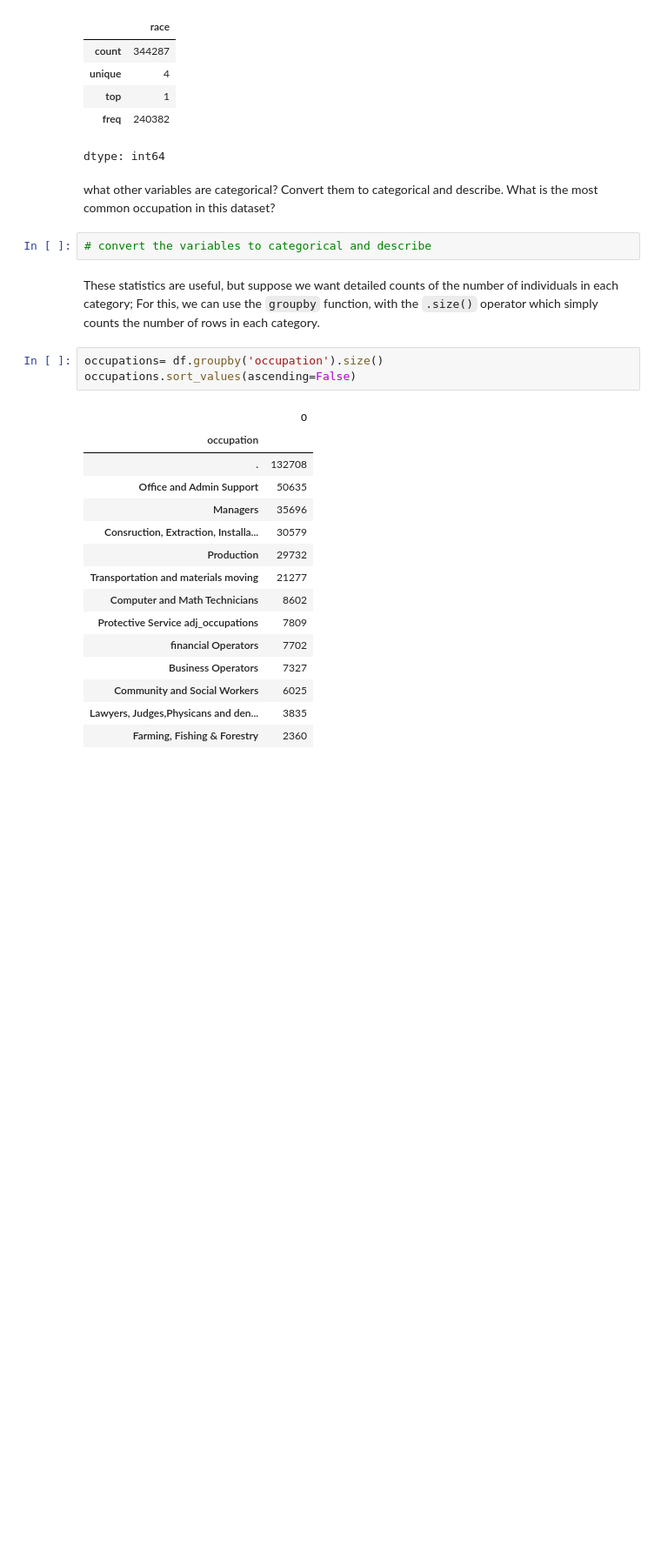
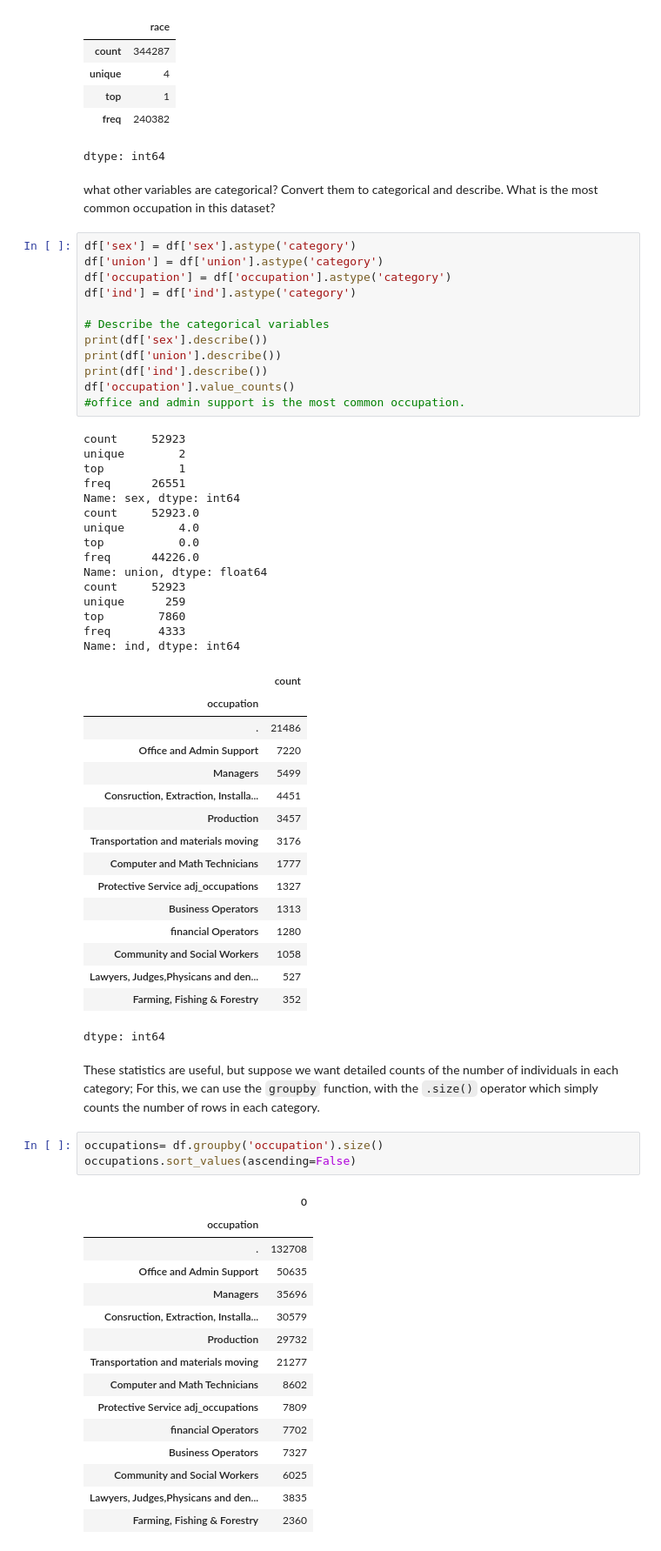
Before and after one commit to SHocombe/QM2, a Jupyter notebook: W5_Distributions_and_Basic_Statistics.ipynb, the cells around one changed output. Shown: that part at 87% size. Saved outputs shown, nothing was run; the diff lists cells and outputs as text; blank space fills up the shorter version.

```diff
--- a/W5_Distributions_and_Basic_Statistics.ipynb
+++ b/W5_Distributions_and_Basic_Statistics.ipynb
@@ -160,8 +173,50 @@ df['race'].describe()
 dtype: int64
 # %% [markdown]
 what other variables are categorical? Convert them to categorical and describe. What is the most common occupation in this dataset?
-# %%
-# convert the variables to categorical and describe
+# %%
+df['sex'] = df['sex'].astype('category')
+df['union'] = df['union'].astype('category')
+df['occupation'] = df['occupation'].astype('category')
+df['ind'] = df['ind'].astype('category')
+
+# Describe the categorical variables
+print(df['sex'].describe())
+print(df['union'].describe())
+print(df['ind'].describe())
+df['occupation'].value_counts()
+#office and admin support is the most common occupation.
+# %% [output]
+count     52923
+unique        2
+top           1
+freq      26551
+Name: sex, dtype: int64
+count     52923.0
+unique        4.0
+top           0.0
+freq      44226.0
+Name: union, dtype: float64
+count     52923
+unique      259
+top        7860
+freq       4333
+Name: ind, dtype: int64
+|  | count |
+| occupation |  |
+| . | 21486 |
+| Office and Admin Support | 7220 |
+| Managers | 5499 |
+| Consruction, Extraction, Installa... | 4451 |
+| Production | 3457 |
+| Transportation and materials moving | 3176 |
+| Computer and Math Technicians | 1777 |
+| Protective Service adj_occupations | 1327 |
+| Business Operators | 1313 |
+| financial Operators | 1280 |
+| Community and Social Workers | 1058 |
+| Lawyers, Judges,Physicans and den... | 527 |
+| Farming, Fishing & Forestry | 352 |
+dtype: int64
 # %% [markdown]
 These statistics are useful, but suppose we want detailed counts of the number of individuals in each category; For this, we can use the `groupby` function, with the `.size()` operator which simply counts the number of rows in each category.
 # %%
```
Also changed, not shown: parts of 10 cells of this notebook.
